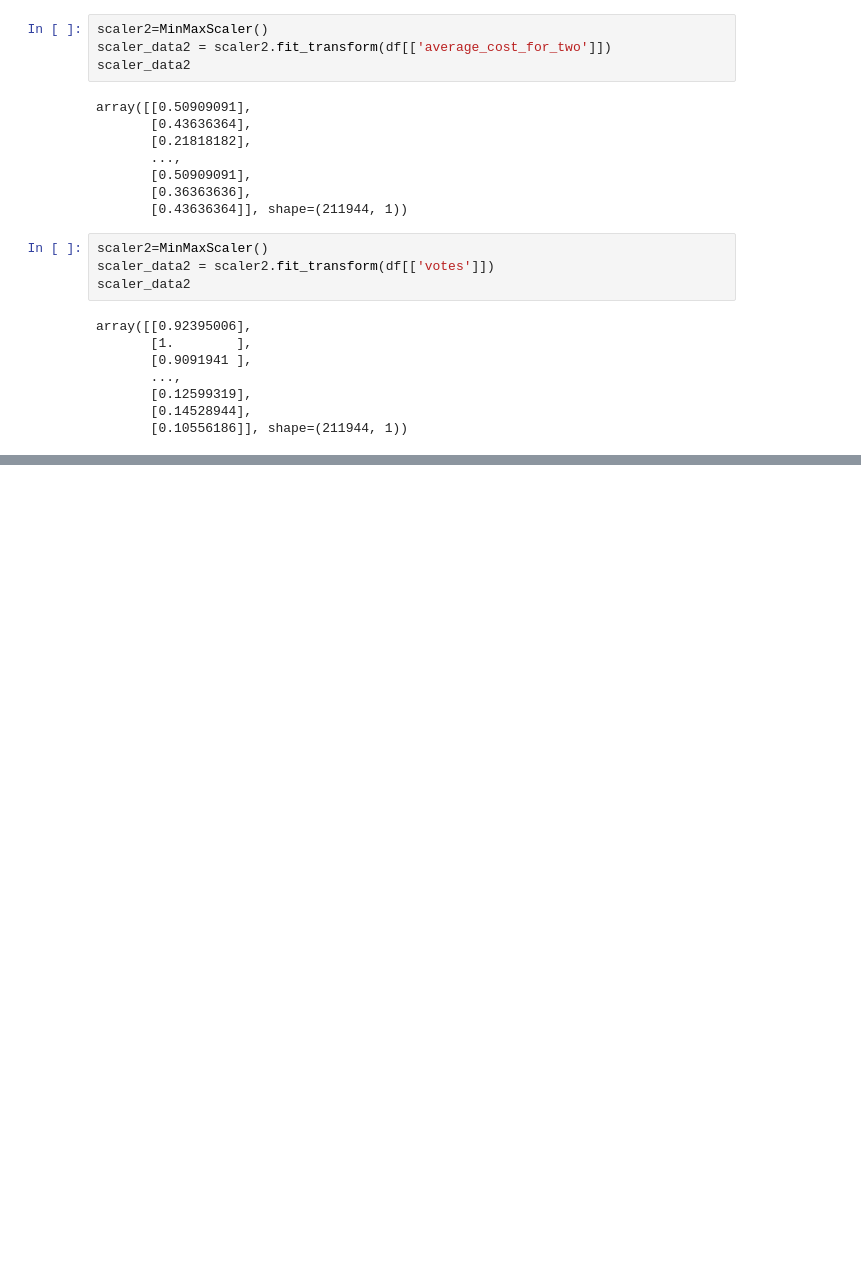
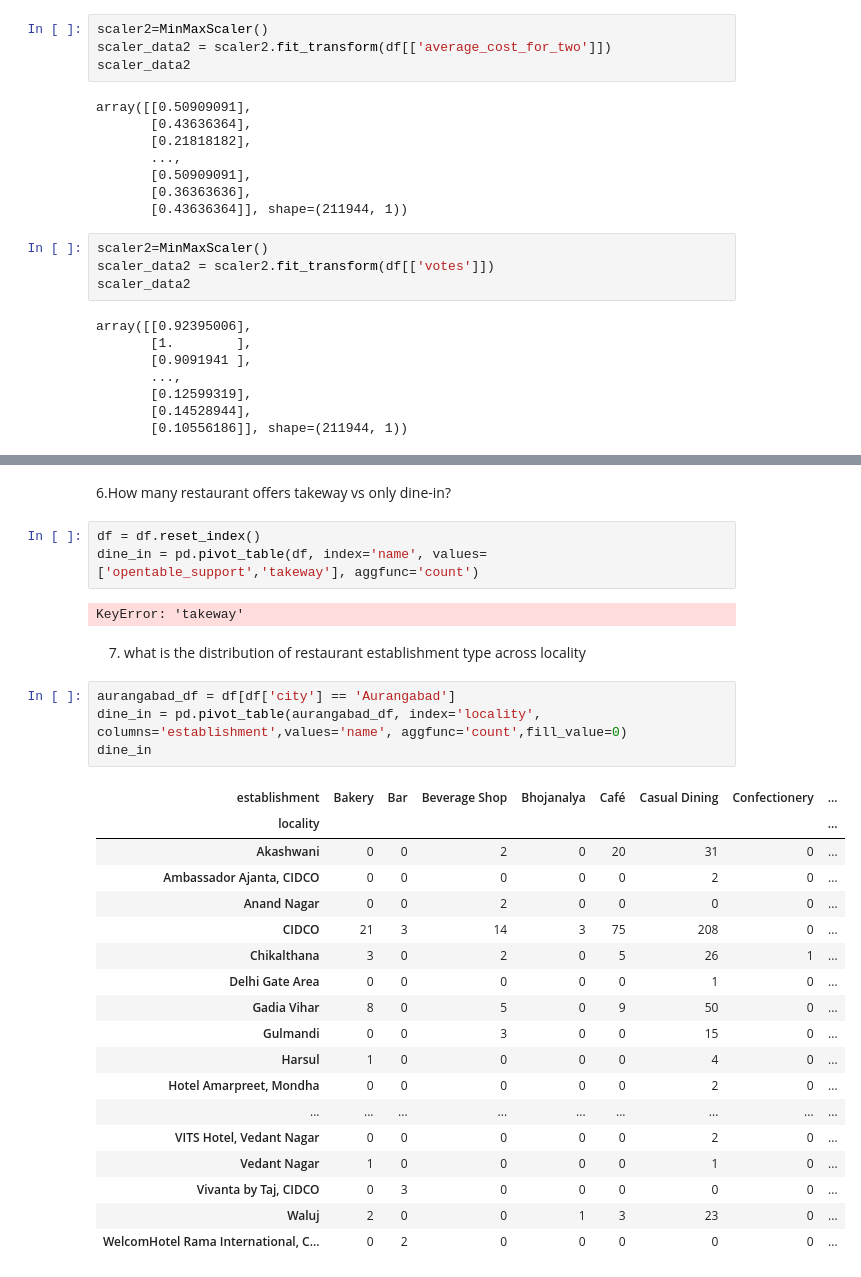
Before and after one commit to Avinash174/DataScience, a Jupyter notebook: python/project/zomato_eda.ipynb, the cells around one changed output, grey strips where cells are left out. Saved outputs shown, nothing was run; the diff lists cells and outputs as text; blank space fills up the shorter version.

```diff
--- a/python/project/zomato_eda.ipynb
+++ b/python/project/zomato_eda.ipynb
@@ -700,0 +827,32 @@ array([[0.92395006],
+# %% [markdown]
+6.How many restaurant offers takeway vs only dine-in?
+# %%
+df = df.reset_index()
+dine_in = pd.pivot_table(df, index='name', values=['opentable_support','takeway'], aggfunc='count')
+# %% [output]
+KeyError: 'takeway'
+# %% [markdown]
+7. what is the distribution of restaurant establishment type across locality
+# %%
+aurangabad_df = df[df['city'] == 'Aurangabad']
+dine_in = pd.pivot_table(aurangabad_df, index='locality', columns='establishment',values='name', aggfunc='count',fill_value=0)
+dine_in
+# %% [output]
+| establishment | Bakery | Bar | Beverage Shop | Bhojanalya | Café | Casual Dining | Confectionery | ... |
+| locality |  |  |  |  |  |  |  | ... |
+| Akashwani | 0 | 0 | 2 | 0 | 20 | 31 | 0 | ... |
+| Ambassador Ajanta, CIDCO | 0 | 0 | 0 | 0 | 0 | 2 | 0 | ... |
+| Anand Nagar | 0 | 0 | 2 | 0 | 0 | 0 | 0 | ... |
+| CIDCO | 21 | 3 | 14 | 3 | 75 | 208 | 0 | ... |
+| Chikalthana | 3 | 0 | 2 | 0 | 5 | 26 | 1 | ... |
+| Delhi Gate Area | 0 | 0 | 0 | 0 | 0 | 1 | 0 | ... |
+| Gadia Vihar | 8 | 0 | 5 | 0 | 9 | 50 | 0 | ... |
+| Gulmandi | 0 | 0 | 3 | 0 | 0 | 15 | 0 | ... |
+| Harsul | 1 | 0 | 0 | 0 | 0 | 4 | 0 | ... |
+| Hotel Amarpreet, Mondha | 0 | 0 | 0 | 0 | 0 | 2 | 0 | ... |
+| ... | ... | ... | ... | ... | ... | ... | ... | ... |
+| VITS Hotel, Vedant Nagar | 0 | 0 | 0 | 0 | 0 | 2 | 0 | ... |
+| Vedant Nagar | 1 | 0 | 0 | 0 | 0 | 1 | 0 | ... |
+| Vivanta by Taj, CIDCO | 0 | 3 | 0 | 0 | 0 | 0 | 0 | ... |
+| Waluj | 2 | 0 | 0 | 1 | 3 | 23 | 0 | ... |
+| WelcomHotel Rama International, C... | 0 | 2 | 0 | 0 | 0 | 0 | 0 | ... |
```
Also changed, not shown: parts of 16 cells of this notebook, 2 other files.
